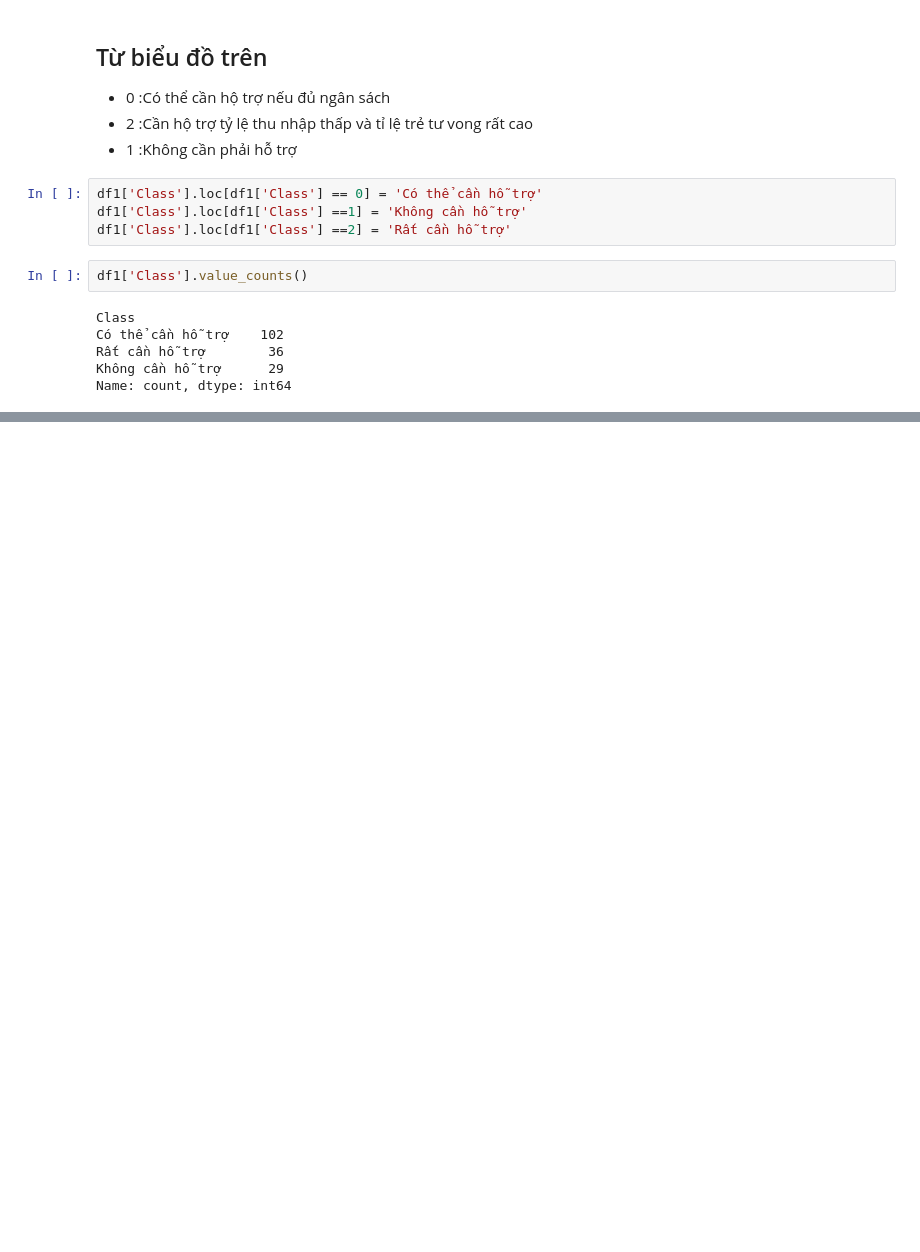
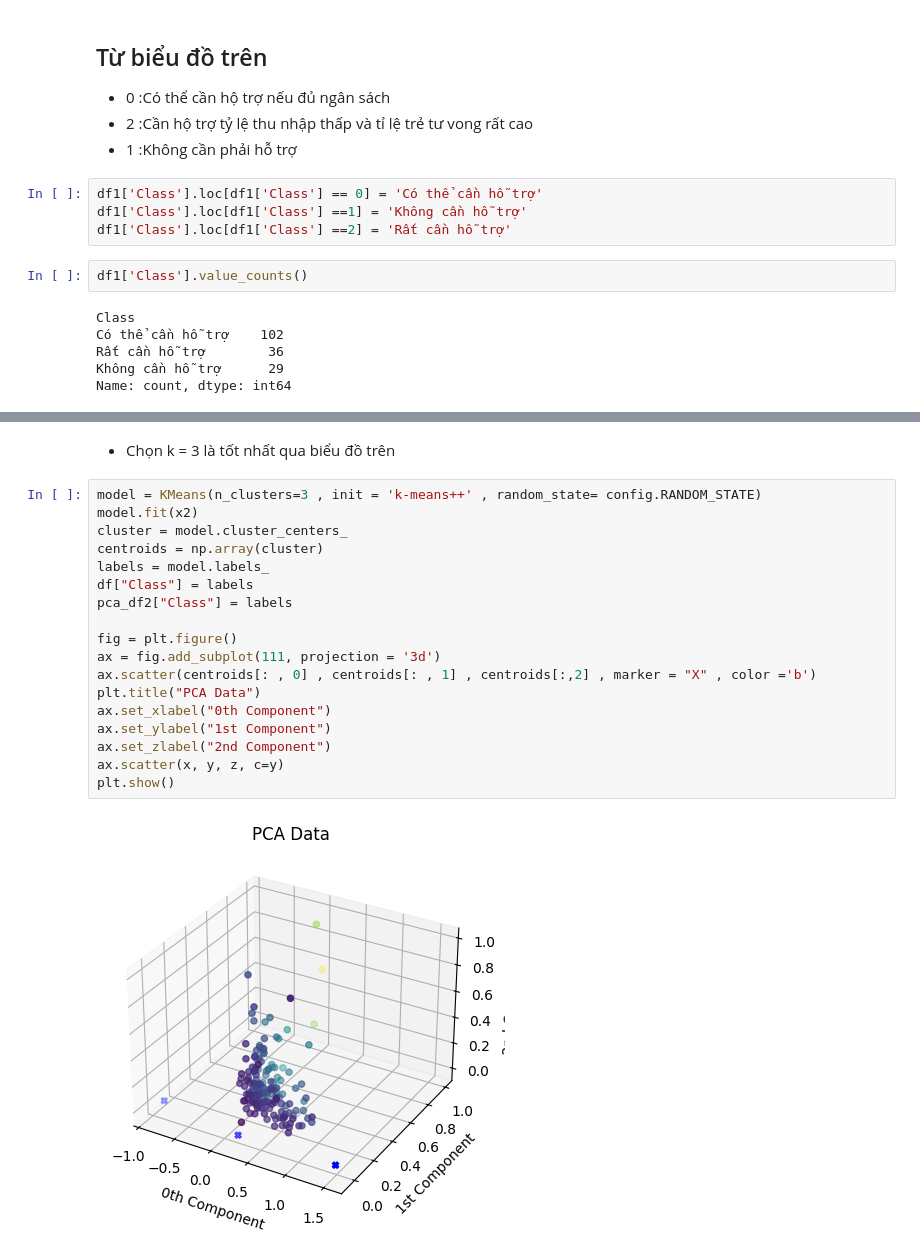
Before and after one commit to tuananhhhbuiiduyudu/Country_Clustering_Project_CNS, a Jupyter notebook: notebooks/EDA&Model.ipynb, the cells around one changed output, grey strips where cells are left out. Saved outputs shown, nothing was run; the diff lists cells and outputs as text; blank space fills up the shorter version.

```diff
--- a/notebooks/EDA&Model.ipynb
+++ b/notebooks/EDA&Model.ipynb
@@ -379,0 +413,22 @@ Name: count, dtype: int64
+# %% [markdown]
+- Chọn k = 3 là tốt nhất qua biểu đồ trên
+# %%
+model = KMeans(n_clusters=3 , init = 'k-means++' , random_state= config.RANDOM_STATE)
+model.fit(x2)
+cluster = model.cluster_centers_
+centroids = np.array(cluster)
+labels = model.labels_
+df["Class"] = labels
+pca_df2["Class"] = labels
+
+fig = plt.figure()
+ax = fig.add_subplot(111, projection = '3d')
+ax.scatter(centroids[: , 0] , centroids[: , 1] , centroids[:,2] , marker = "X" , color ='b')
+plt.title("PCA Data")
+ax.set_xlabel("0th Component")
+ax.set_ylabel("1st Component")
+ax.set_zlabel("2nd Component")
+ax.scatter(x, y, z, c=y)
+plt.show()
+# %% [output]
+[figure, added]
```
Also changed, not shown: parts of 7 cells of this notebook.
